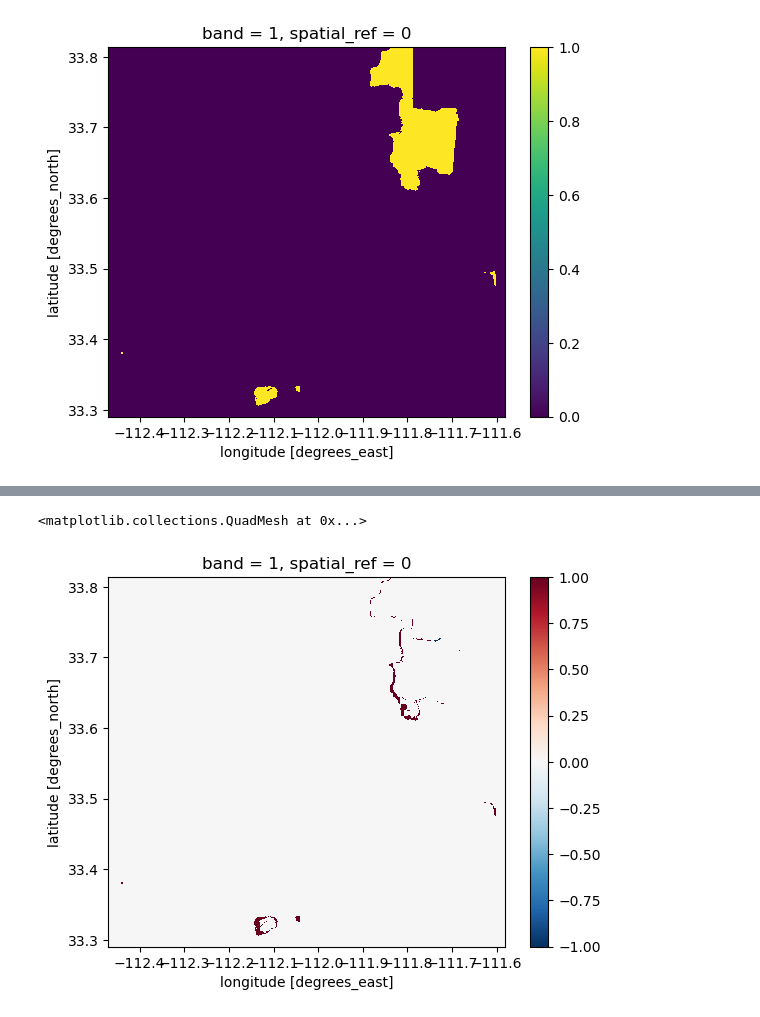
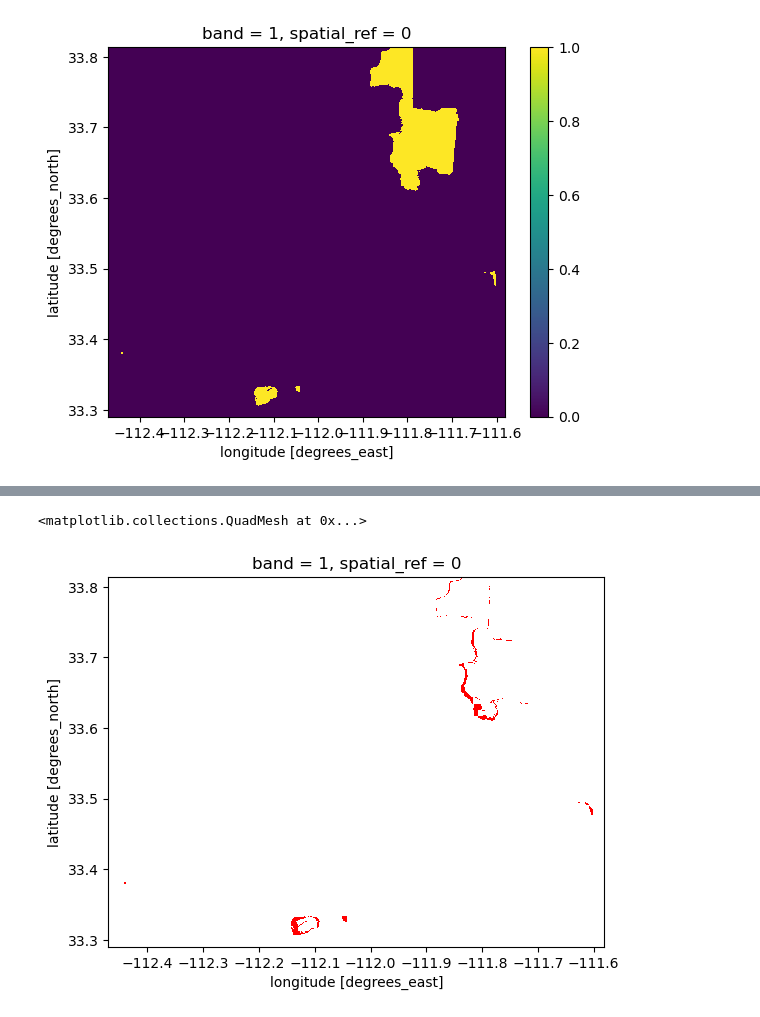
Before and after one commit to p-park6/biodiversity-index-phoenix, a Jupyter notebook: Pheonix_BII_change.ipynb, the cells around one changed output, grey strips where cells are left out. Drawn from its saved outputs; the diff is of its cells as text; code cells hidden in the pictures.

```diff
--- a/Pheonix_BII_change.ipynb
+++ b/Pheonix_BII_change.ipynb
@@ -354,9 +355,16 @@ array(7.12531075)
 Coordinates:
     spatial_ref  int64 0
-# %%
-marisopa_difference = marisopa_75_2017_int - marisopa_75_2020_int
-marisopa_difference.plot()
-# %% [output]
-<matplotlib.collections.QuadMesh at 0x...>
-[figure, removed]
+# %%
+marisopa_difference = marisopa_75_2017_int - marisopa_75_2020_int
+marisopa_difference = marisopa_difference == 1
+marisopa_difference = marisopa_difference.astype(int)
+# %%
+# Create a custom colormap with two distinct colors
+colors = ['none', 'red']  # Specify colors for your two categories
+cmap = plt.cm.colors.ListedColormap(colors)
+
+marisopa_difference.plot(cmap=cmap, add_colorbar = False)
+# %% [output]
+<matplotlib.collections.QuadMesh at 0x...>
+[figure, added]
 # %%
```
Also changed, not shown: parts of 7 cells of this notebook.
